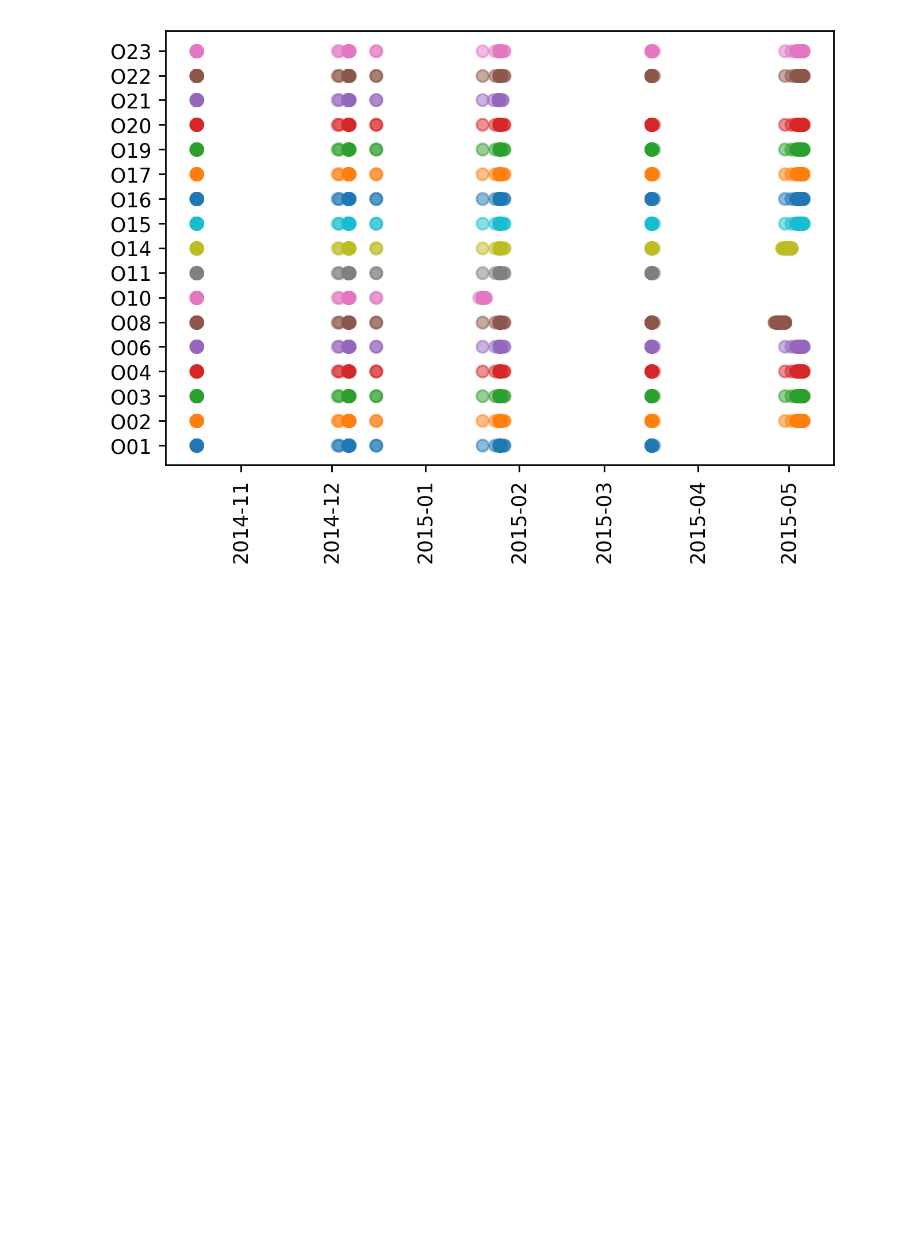
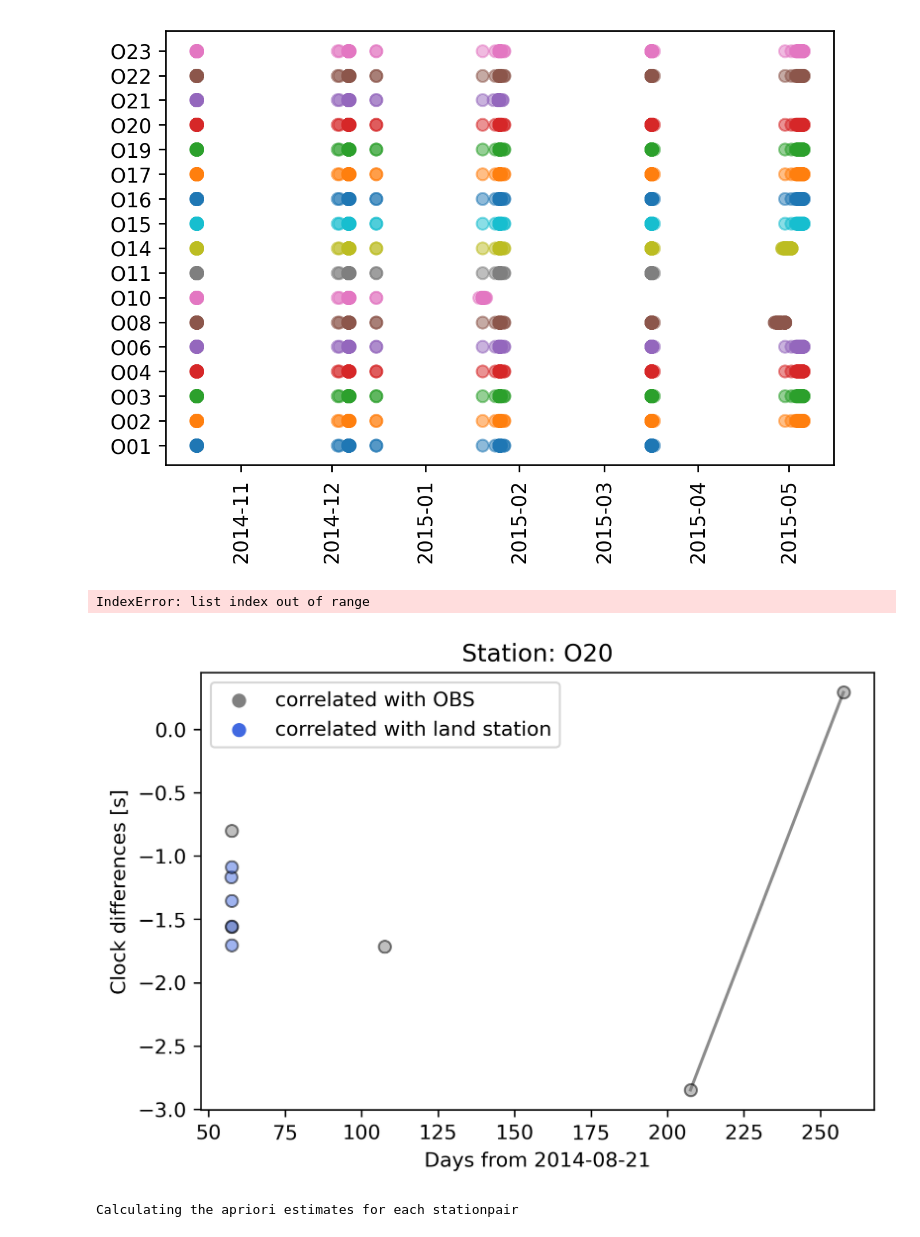
Before and after one commit to davidn182/ocloc, a Jupyter notebook: tutorials/2. Data filtering.ipynb, the cells around one changed output. Saved outputs shown, nothing was run; the diff lists cells and outputs as text; code cells hidden in the pictures; blank space fills up the shorter version.

```diff
--- a/tutorials/2. Data filtering.ipynb
+++ b/tutorials/2. Data filtering.ipynb
@@ -75,4 +75,6 @@ plt.show()
 # %% [output]
 [figure]
 # %%
-cd.plot_inventory_correlations()
+cd.plot_all_tappValues_and_solution_of_station("O22")
+# %% [output]
+IndexError: list index out of range
@@ -88,0 +81,65 @@ plt.plot_date(avg_dates, np.zeros(len(avg_dates)))
+# %%
+self = cd.copy()
+def plot_all_tappValues_and_solution_of_station(self, station_code):
+    """
+    Parameters
+    ----------
+    station_code: TYPE
+        DESCRIPTION.
+
+    Returns
+    -------
+    None.
+
+    """
+    station = self.get_station(station_code)
+    ref_t = self.reference_time
+    plt.figure(dpi=300)
+    all_dates = []
+    for station in self.stations:
+        t_apps = []
+        dates = []
+
+        if station.code == station_code:
+            continue
+        color = "royalblue"
+        if station.needs_correction:
+            color = "grey"
+        station2_code = station.code
+        correlations = self.get_correlations_of_stationpair(
+            station_code, station2_code
+        )
+        for correlation in correlations:
+            t_app = float(correlation.t_app[-1])
+            if correlation.station1_code == station_code:
+                t_apps.append(t_app)
+            else:
+                t_apps.append(-t_app)
+
+            avg_date = correlation.average_date
+            days_from_ref = (avg_date - ref_t) / 86400.0
+            dates.append(days_from_ref)
+            all_dates.append(days_from_ref)
+
+        plt.scatter(
+            dates, t_apps, color=color, edgecolor="k", zorder=99, alpha=0.5
+        )
+        plt.plot(dates, t_apps, color=color, alpha=0.9)
+
+    plt.scatter([], [], color="grey", label="correlated with OBS")
+    plt.scatter(
+        [], [], color="royalblue", label="correlated with land station"
+    )
+    plt.title("Station: " + station_code)
+    plt.xlabel("Days from " + str(ref_t)[:10])
+    plt.ylabel("Clock differences [s]")
+
+    plt.legend()
+    plt.show()
+plot_all_tappValues_and_solution_of_station(self, "O20")
+# %% [output]
+[figure, added]
+# %%
+cd.calculate_aprioridt_4_allcorrelations_corrected()
+# %% [output]
+Calculating the apriori estimates for each stationpair
```
Also changed, not shown: parts of 4 cells of this notebook, 1 other file.
